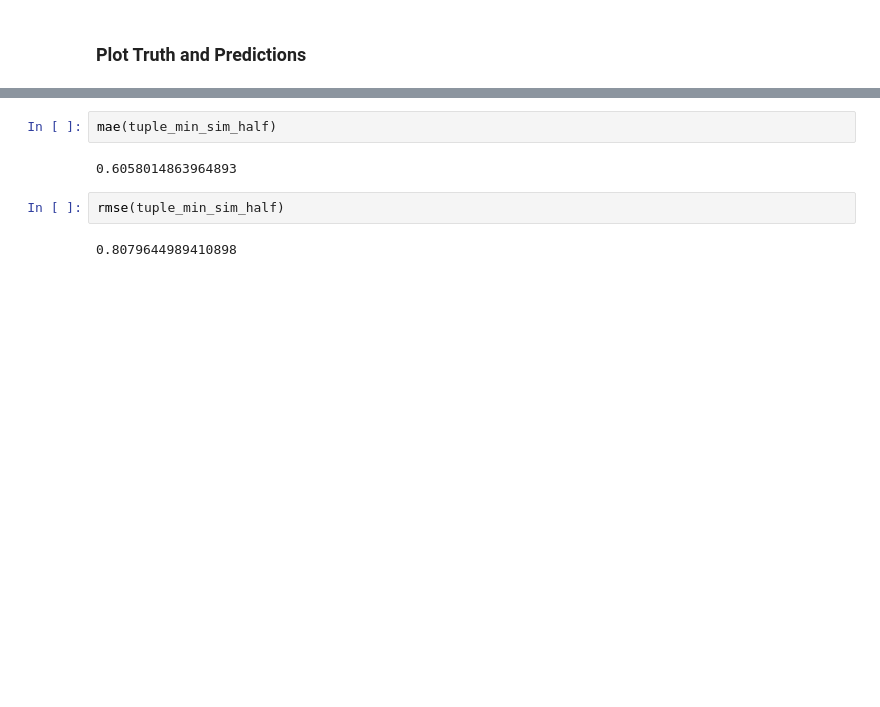
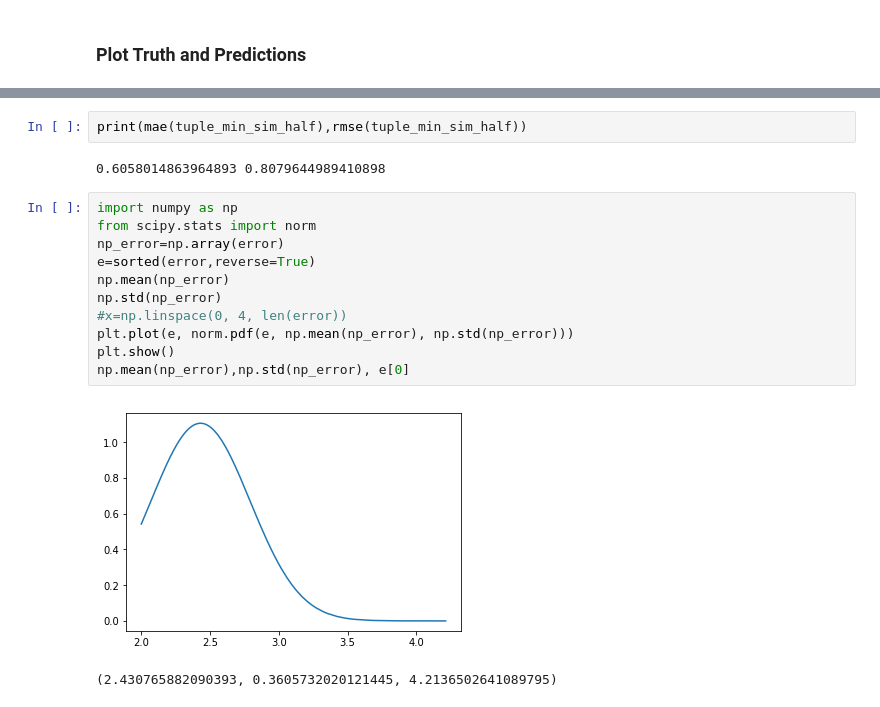
Before and after one commit to Pri12890/CollaborativeFiltering_ClassificationModels, a Jupyter notebook: MovieLens.ipynb, the cells around one changed output, grey strips where cells are left out. Saved outputs shown, nothing was run; the diff lists cells and outputs as text; blank space fills up the shorter version.

```diff
--- a/MovieLens.ipynb
+++ b/MovieLens.ipynb
@@ -418,8 +417,18 @@ tuple_min_sim_half=prediction(min_sim=0.4)
-# %%
-mae(tuple_min_sim_half)
-# %% [output]
-0.6058014863964893
-# %%
-rmse(tuple_min_sim_half)
-# %% [output]
-0.8079644989410898
+# %%
+print(mae(tuple_min_sim_half),rmse(tuple_min_sim_half))
+# %% [output]
+0.6058014863964893 0.8079644989410898
+# %%
+import numpy as np
+from scipy.stats import norm
+np_error=np.array(error)
+e=sorted(error,reverse=True)
+np.mean(np_error)
+np.std(np_error)
+#x=np.linspace(0, 4, len(error))
+plt.plot(e, norm.pdf(e, np.mean(np_error), np.std(np_error)))
+plt.show()
+np.mean(np_error),np.std(np_error), e[0]
+# %% [output]
+[figure, added]
+(2.430765882090393, 0.3605732020121445, 4.2136502641089795)
```
Also changed, not shown: parts of 19 cells of this notebook.
